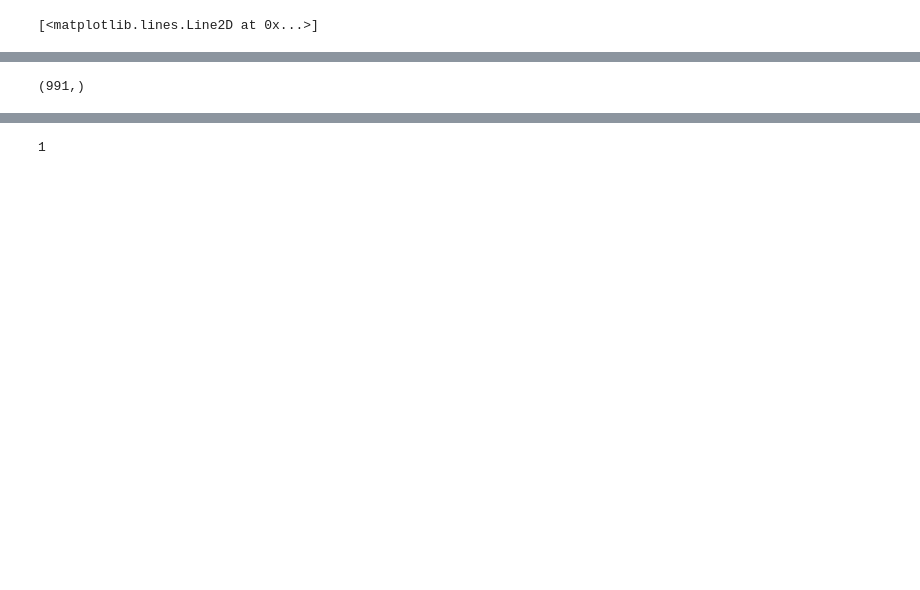
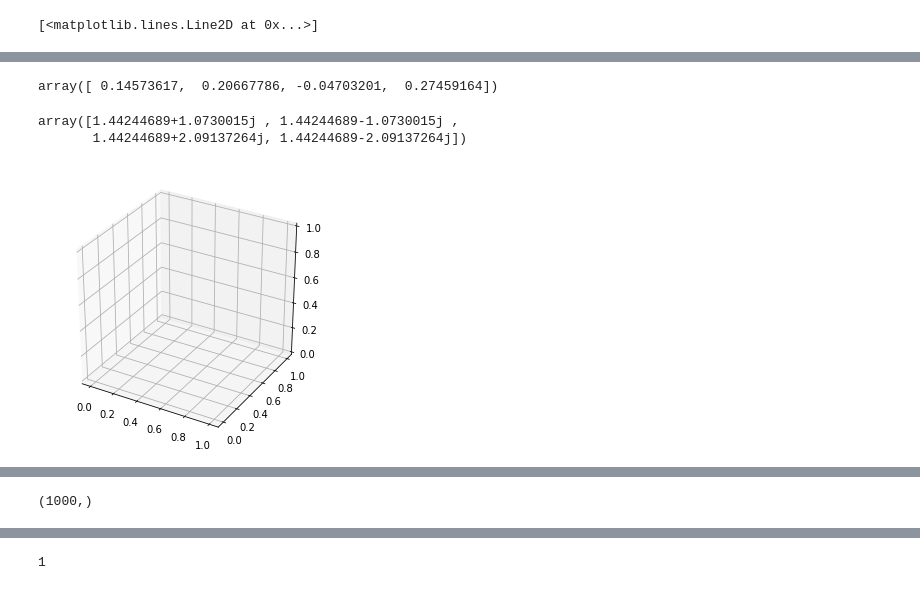
Before and after one commit to Asagodi/ATDS, a Jupyter notebook: WC/wcnetcon_explore.ipynb, the cells around one changed output, grey strips where cells are left out. Drawn from its saved outputs; the diff is of its cells as text; code cells hidden in the pictures; blank space fills up the shorter version.

```diff
--- a/WC/wcnetcon_explore.ipynb
+++ b/WC/wcnetcon_explore.ipynb
@@ -149,0 +177,6 @@ plt.show()
+# %%
+x=datass[0][0,-1,:]
+print(x)
+print(cf.eval_wcode(x,Ws,ps))
+print(datass[0][0,-1,:]-datass[0][0,-10,:])
+np.linalg.eig(cf.jac(x,Ws,ps))[0]
@@ -149,0 +207,7 @@ plt.show()
+# %%
+def sigmoid(x):
+    return 1 / (1 + np.exp(-x))
+def F(x):
+    return -x+sigmoid(Weights[0].dot(x)+np.array(ps))
+x=scipy.optimize.broyden2(F, [.001]*4, f_tol=1e-14)
+cf.eval_wcode(x, Weights[0], ps), x, np.linalg.eig(cf.jac(x,Weights[0],ps))[0]
@@ -152,12 +242,16 @@ plt.show()
 # scipy.linalg.null_space(Weights[6])
 # %%
 time=5000
-Ws = Weights[18]
+Ws = Weights[0]
 wcstring = cf.make_wc(Ws, ps, dt=dt)
 with open('wc_p.ode', 'w') as f:
     f.writelines(wcstring)
 data_length_list = []
-npa, vn = xpprun('wc_p.ode', parameters={'total':time}, clean_after=True)
+inits = x+np.array([0,0,0.,0.])#initss[7]#[0]*N#npa[-1,1:]#x#np.random.rand(N)#
+inits_dict={}
+for i,init in enumerate(inits[:]):
+    inits_dict['x'+str(i+1)]=init
+npa, vn = xpprun('wc_p.ode',inits=inits_dict, parameters={'total':time}, clean_after=True)
 data_length_list.append(npa[:,1:].shape[0])
 # %%
 %matplotlib notebook
@@ -169,3 +267,12 @@ plt.show()
 # %% [output]
 [interactive output not drawn]
 [interactive output not drawn]
+# %%
+npa[-1,1:]-x
+# %% [output]
+array([ 0.14573617,  0.20667786, -0.04703201,  0.27459164])
+# %%
+np.linalg.eig(cf.jac(x,Weights[7],ps))[0]
+# %% [output]
+array([1.44244689+1.0730015j , 1.44244689-1.0730015j ,
+       1.44244689+2.09137264j, 1.44244689-2.09137264j])
@@ -172,3 +288,12 @@ plt.show()
+# %%
+emb=cf.embed(data=npa[:,1], dim=3, tau=25, shift=0)
+shift=10000
+fig = plt.figure(figsize=(5,5))
+ax = fig.add_subplot(111, projection='3d')
+plt.plot(emb[shift:,0], emb[shift:,1], emb[shift:,2], '.')
+plt.show()
+# %% [output]
+[figure, added]
 # %%
 # %matplotlib notebook
 # shift=int(time*19.)
@@ -185,9 +310,9 @@ plt.plot(range(npa[shift:,0].shape[0]), npa[shift:,3])
 [interactive output not drawn]
 [<matplotlib.lines.Line2D at 0x...>]
 # %%
-npa[1000::100,1].shape
+npa[1000::1000,1].shape
 # %% [output]
-(991,)
+(1000,)
 # %%
 from ripser import ripser
 from persim import plot_diagrams
```
Also changed, not shown: parts of 44 cells of this notebook.
